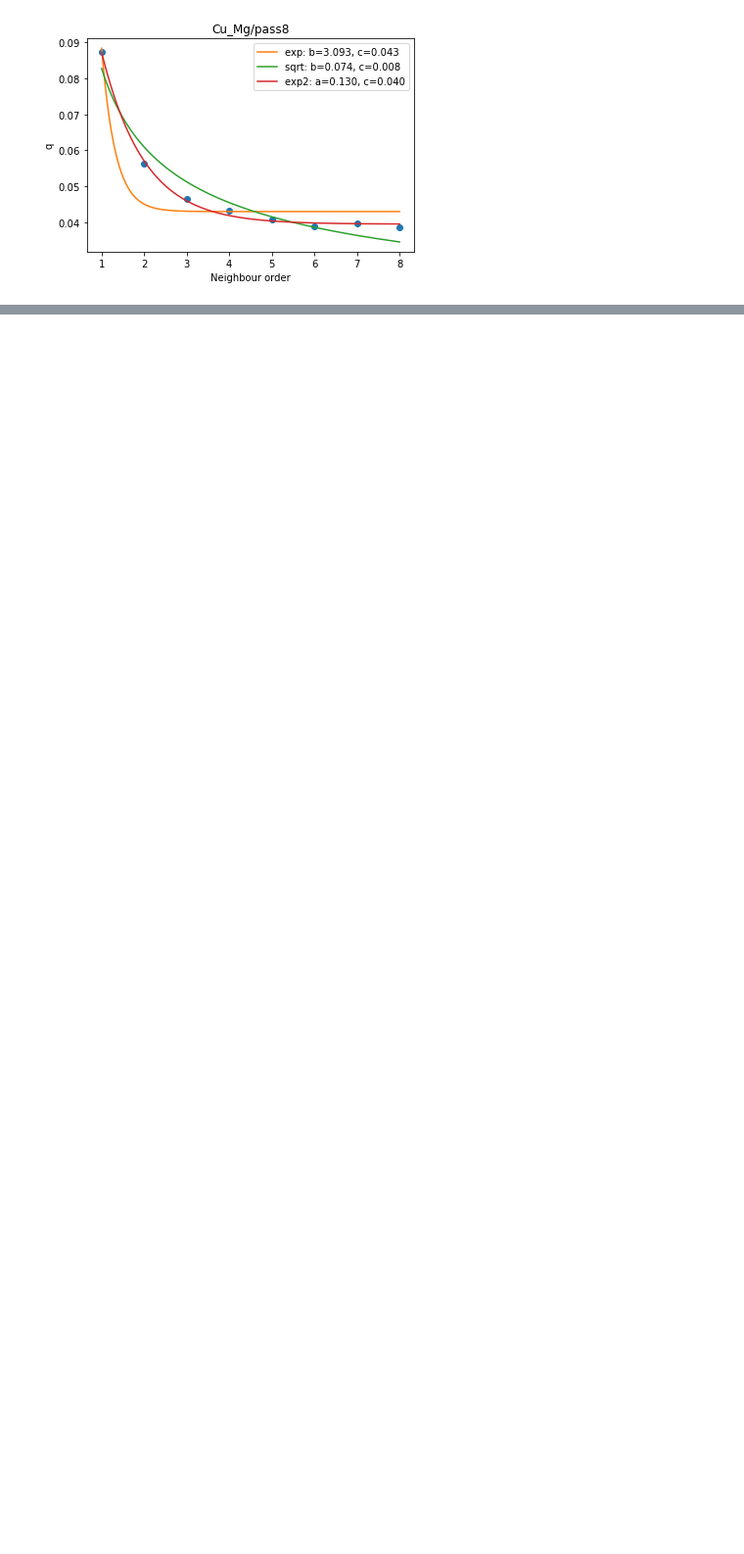
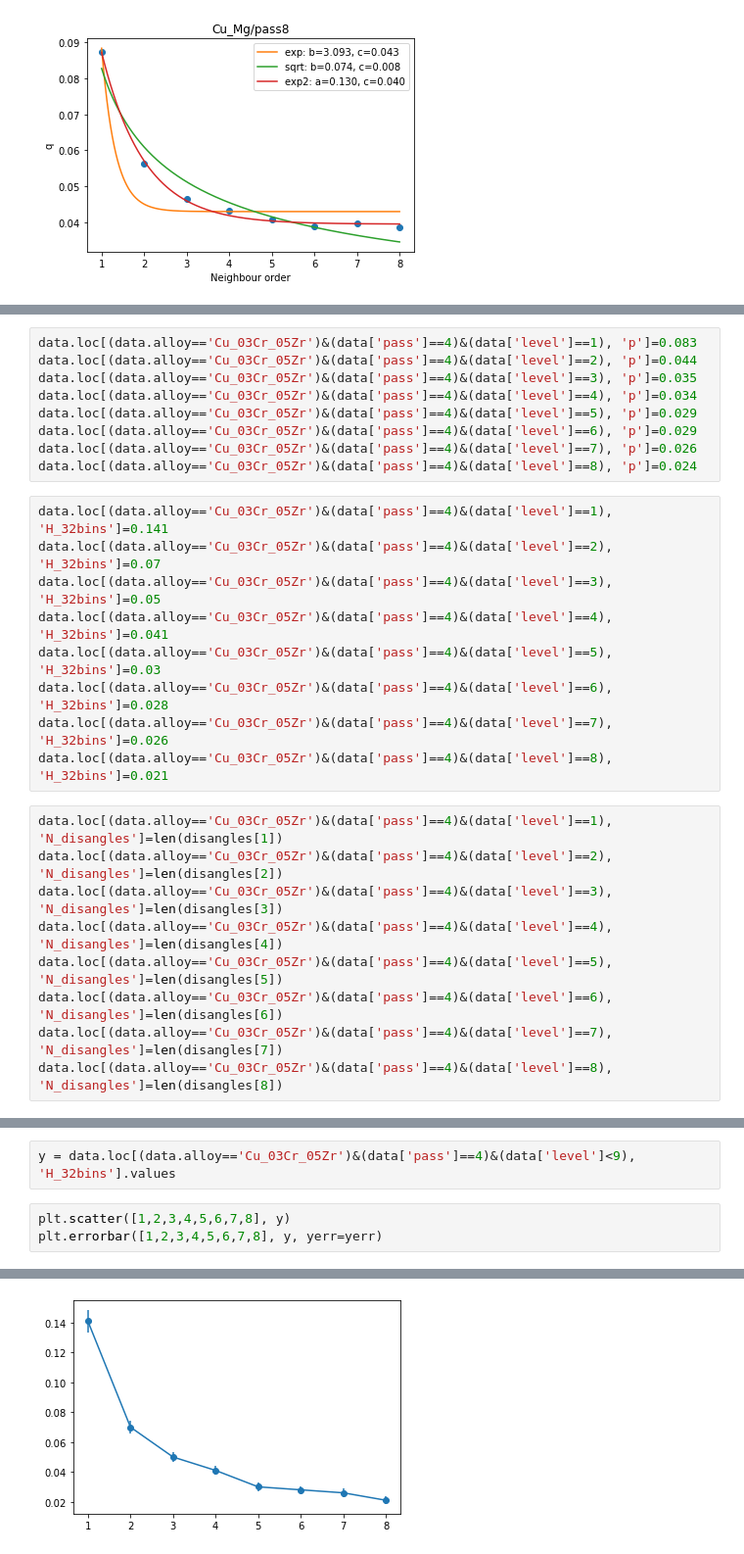
Before and after one commit to PRISBteam/Voronoi_PCC_Analyser, a Jupyter notebook: Approximation.ipynb, the cells around one changed output, grey strips where cells are left out. Shown at 98% size. Cells and saved outputs as stored; diff of their text form; blank space fills up the shorter version.

```diff
--- a/Approximation.ipynb
+++ b/Approximation.ipynb
@@ -408,0 +477,27 @@ plt.show()
+# %%
+data.loc[(data.alloy=='Cu_03Cr_05Zr')&(data['pass']==4)&(data['level']==1), 'p']=0.083
+data.loc[(data.alloy=='Cu_03Cr_05Zr')&(data['pass']==4)&(data['level']==2), 'p']=0.044
+data.loc[(data.alloy=='Cu_03Cr_05Zr')&(data['pass']==4)&(data['level']==3), 'p']=0.035
+data.loc[(data.alloy=='Cu_03Cr_05Zr')&(data['pass']==4)&(data['level']==4), 'p']=0.034
+data.loc[(data.alloy=='Cu_03Cr_05Zr')&(data['pass']==4)&(data['level']==5), 'p']=0.029
+data.loc[(data.alloy=='Cu_03Cr_05Zr')&(data['pass']==4)&(data['level']==6), 'p']=0.029
+data.loc[(data.alloy=='Cu_03Cr_05Zr')&(data['pass']==4)&(data['level']==7), 'p']=0.026
+data.loc[(data.alloy=='Cu_03Cr_05Zr')&(data['pass']==4)&(data['level']==8), 'p']=0.024
+# %%
+data.loc[(data.alloy=='Cu_03Cr_05Zr')&(data['pass']==4)&(data['level']==1), 'H_32bins']=0.141
+data.loc[(data.alloy=='Cu_03Cr_05Zr')&(data['pass']==4)&(data['level']==2), 'H_32bins']=0.07
+data.loc[(data.alloy=='Cu_03Cr_05Zr')&(data['pass']==4)&(data['level']==3), 'H_32bins']=0.05
+data.loc[(data.alloy=='Cu_03Cr_05Zr')&(data['pass']==4)&(data['level']==4), 'H_32bins']=0.041
+data.loc[(data.alloy=='Cu_03Cr_05Zr')&(data['pass']==4)&(data['level']==5), 'H_32bins']=0.03
+data.loc[(data.alloy=='Cu_03Cr_05Zr')&(data['pass']==4)&(data['level']==6), 'H_32bins']=0.028
+data.loc[(data.alloy=='Cu_03Cr_05Zr')&(data['pass']==4)&(data['level']==7), 'H_32bins']=0.026
+data.loc[(data.alloy=='Cu_03Cr_05Zr')&(data['pass']==4)&(data['level']==8), 'H_32bins']=0.021
+# %%
+data.loc[(data.alloy=='Cu_03Cr_05Zr')&(data['pass']==4)&(data['level']==1), 'N_disangles']=len(disangles[1])
+data.loc[(data.alloy=='Cu_03Cr_05Zr')&(data['pass']==4)&(data['level']==2), 'N_disangles']=len(disangles[2])
+data.loc[(data.alloy=='Cu_03Cr_05Zr')&(data['pass']==4)&(data['level']==3), 'N_disangles']=len(disangles[3])
+data.loc[(data.alloy=='Cu_03Cr_05Zr')&(data['pass']==4)&(data['level']==4), 'N_disangles']=len(disangles[4])
+data.loc[(data.alloy=='Cu_03Cr_05Zr')&(data['pass']==4)&(data['level']==5), 'N_disangles']=len(disangles[5])
+data.loc[(data.alloy=='Cu_03Cr_05Zr')&(data['pass']==4)&(data['level']==6), 'N_disangles']=len(disangles[6])
+data.loc[(data.alloy=='Cu_03Cr_05Zr')&(data['pass']==4)&(data['level']==7), 'N_disangles']=len(disangles[7])
+data.loc[(data.alloy=='Cu_03Cr_05Zr')&(data['pass']==4)&(data['level']==8), 'N_disangles']=len(disangles[8])
@@ -408,0 +557,6 @@ plt.show()
+# %%
+y = data.loc[(data.alloy=='Cu_03Cr_05Zr')&(data['pass']==4)&(data['level']<9), 'H_32bins'].values
+# %%
+plt.scatter([1,2,3,4,5,6,7,8], y)
+plt.errorbar([1,2,3,4,5,6,7,8], y, yerr=yerr)
+# %% [output]
@@ -408,0 +564 @@ plt.show()
+[figure, added]
```
Also changed, not shown: parts of 38 cells of this notebook, 1 other file.
